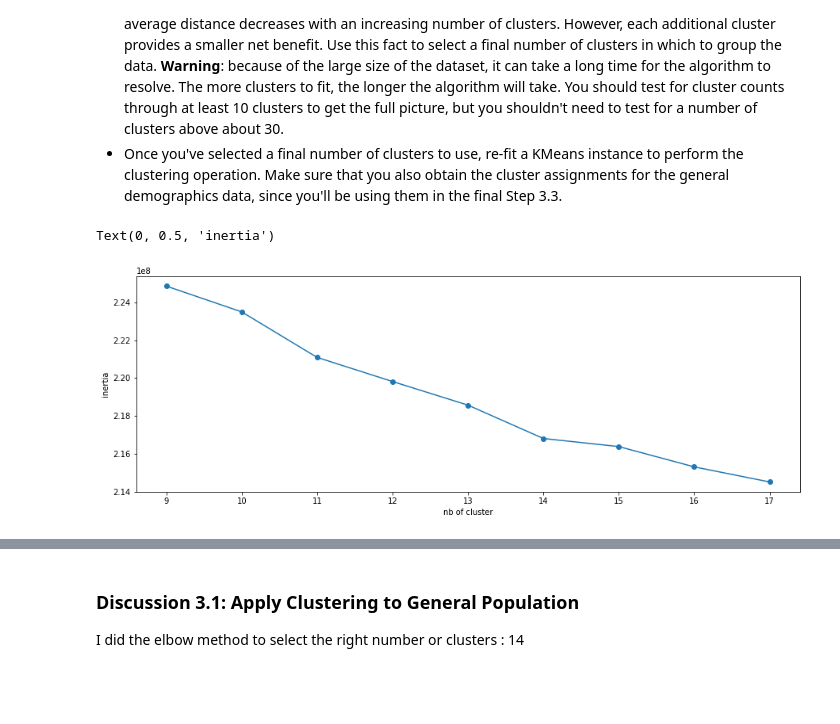
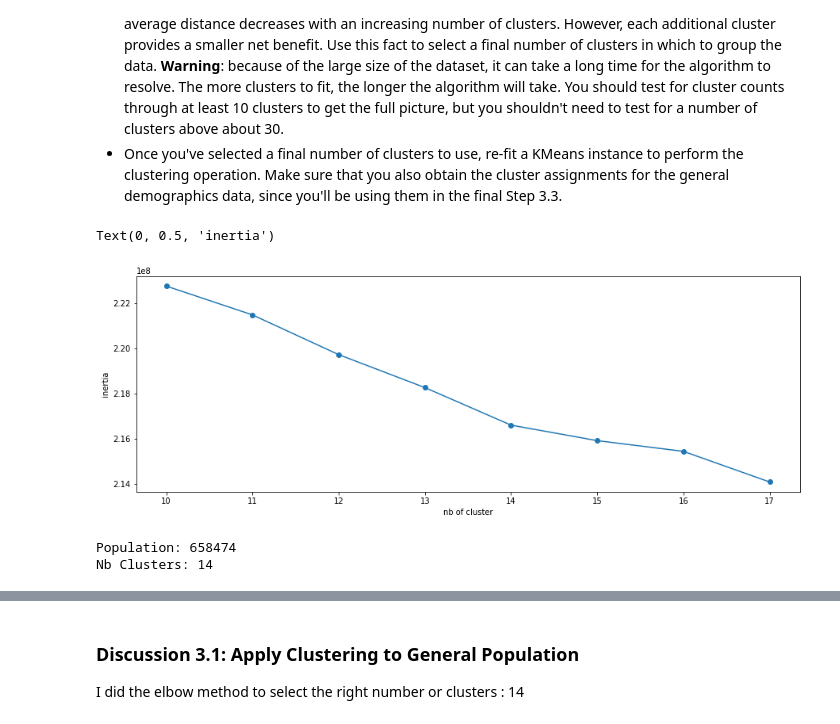
Before and after one commit to Mdhvince/Customer_Segmentation, a Jupyter notebook: Identify_Customer_Segments.ipynb, the cells around one changed output, grey strips where cells are left out. Cells and saved outputs as stored; diff of their text form; code cells hidden in the pictures; blank space fills up the shorter version.

Commit message:
create cluster

```diff
--- a/Identify_Customer_Segments.ipynb
+++ b/Identify_Customer_Segments.ipynb
@@ -696,7 +696,7 @@ You've assessed and cleaned the demographics data, then scaled and transformed t
 # %%
 from sklearn.cluster import KMeans
 
-cluster_range = range(9, 18)
+cluster_range = range(10, 18)
 inertias = []
 
 for k in cluster_range:
@@ -705,12 +705,12 @@ for k in cluster_range:
     inertias.append(model.inertia_)
 # %%
 plt.figure(figsize=(15, 5))
-plt.plot(range(9, 18), inertias, '-o')
+plt.plot(range(10, 18), inertias, '-o')
 plt.xlabel('nb of cluster')
 plt.ylabel('inertia')
 # %% [output]
 Text(0, 0.5, 'inertia')
-[figure, old version]
+[figure, new version]
 # %%
 # Investigate the change in within-cluster distance across number of clusters.
 # HINT: Use matplotlib's plot function to visualize this relationship.
@@ -721,0 +724,6 @@ kmeans = KMeans(n_clusters=14).fit(transformed)
+# %%
+print(f"Population: {len(pop_result)}")
+print(f"Nb Clusters: {len(kmeans.cluster_centers_)}")
+# %% [output]
+Population: 658474
+Nb Clusters: 14
```
Also changed, not shown: parts of 28 cells of this notebook.
